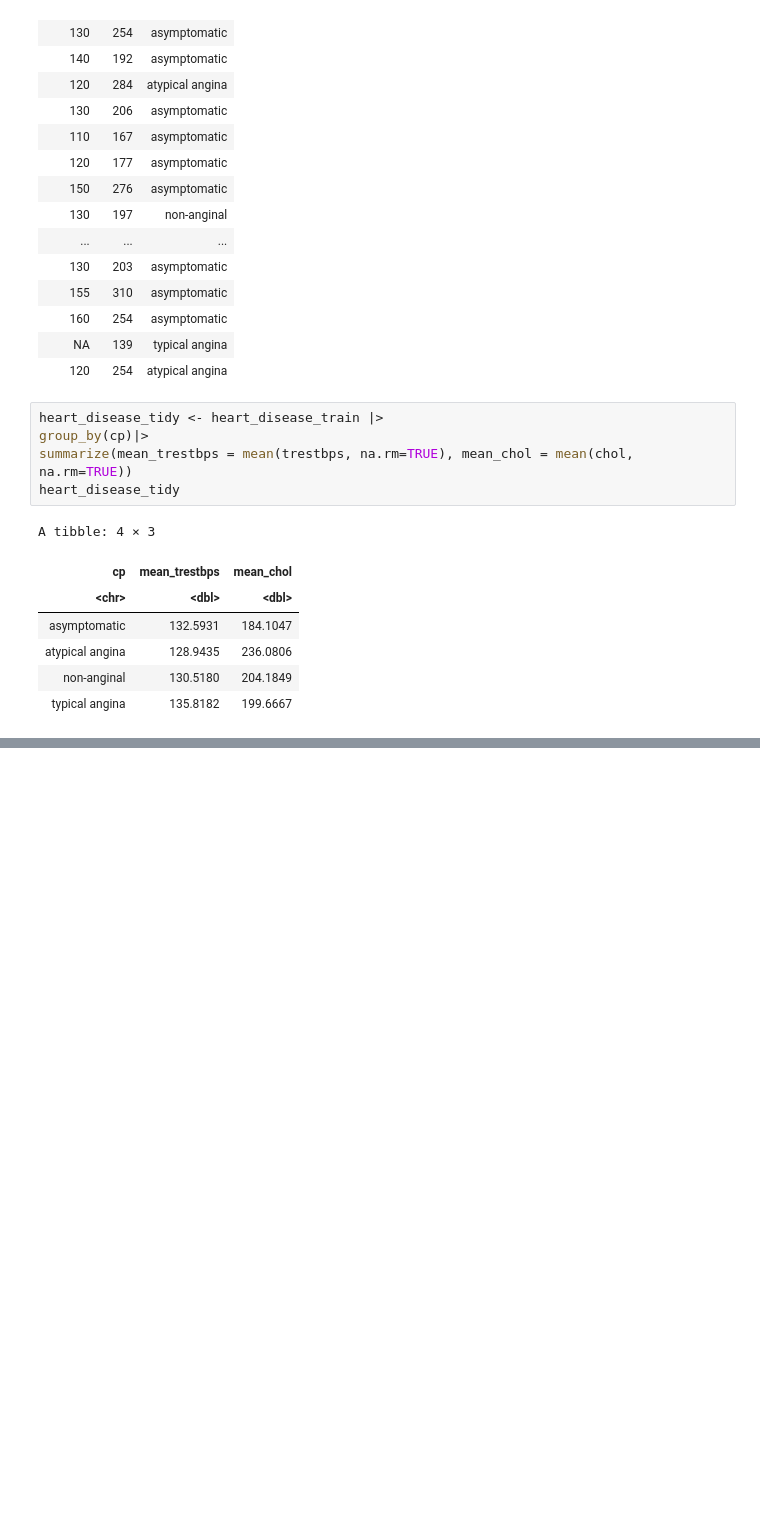
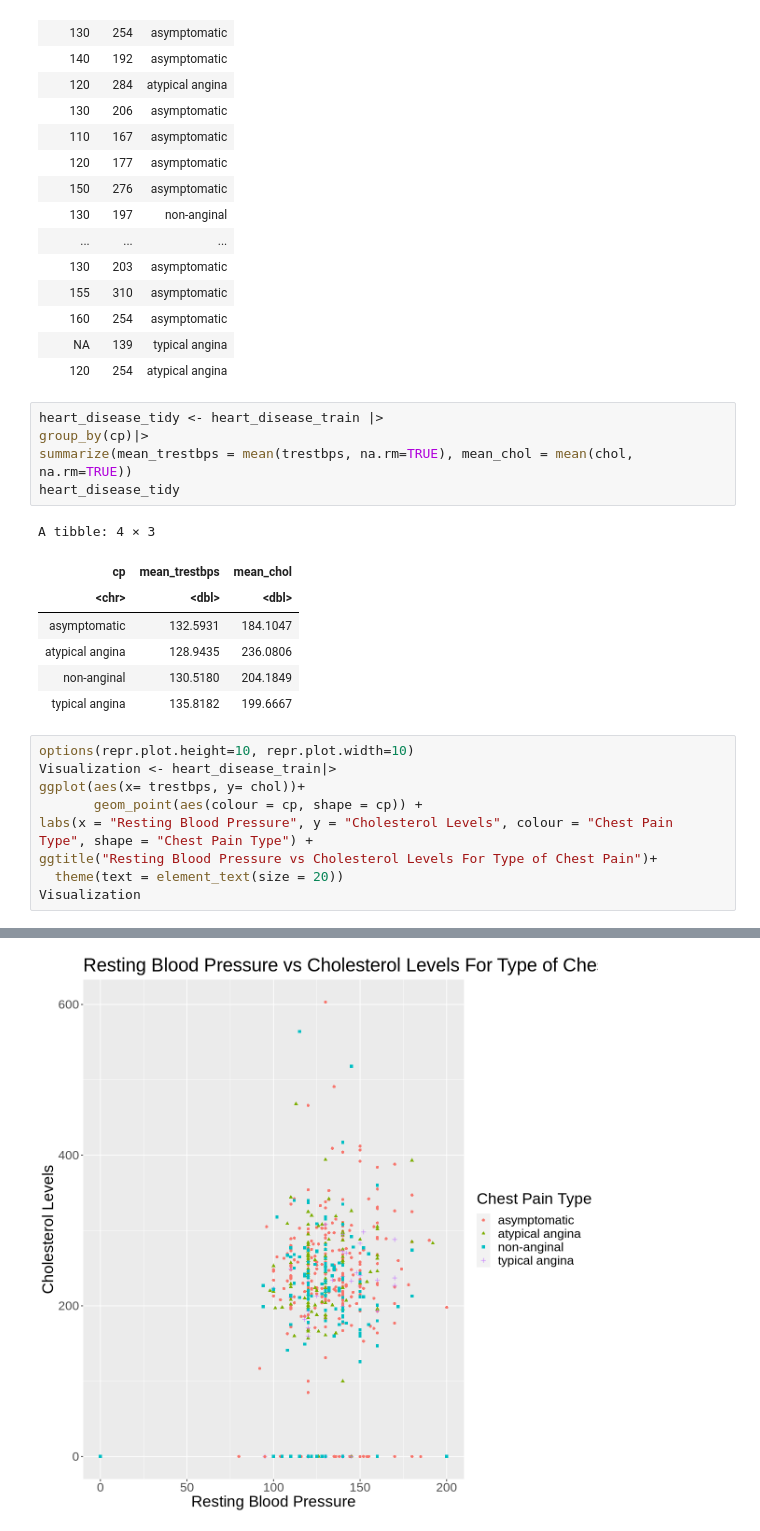
Before and after one commit to Ellaj1/Group-31, a Jupyter notebook: Group31_Ella.ipynb, the cells around one changed output, grey strips where cells are left out. Cells and saved outputs as stored; diff of their text form; blank space fills up the shorter version.

Commit message:
Visualization

```diff
--- a/Group31_Ella.ipynb
+++ b/Group31_Ella.ipynb
@@ -168,3 +168,13 @@ A tibble: 4 × 3
 | atypical angina | 128.9435 | 236.0806 |
 | non-anginal | 130.5180 | 204.1849 |
 | typical angina | 135.8182 | 199.6667 |
+# %%
+options(repr.plot.height=10, repr.plot.width=10)
+Visualization <- heart_disease_train|>
+ggplot(aes(x= trestbps, y= chol))+
+       geom_point(aes(colour = cp, shape = cp)) +
+labs(x = "Resting Blood Pressure", y = "Cholesterol Levels", colour = "Chest Pain Type", shape = "Chest Pain Type") +
+ggtitle("Resting Blood Pressure vs Cholesterol Levels For Type of Chest Pain")+
+  theme(text = element_text(size = 20))
+Visualization
+# %% [output]
@@ -170,0 +183 @@ A tibble: 4 × 3
+[figure, added]
```
Also changed, not shown: parts of 1 cell of this notebook.
